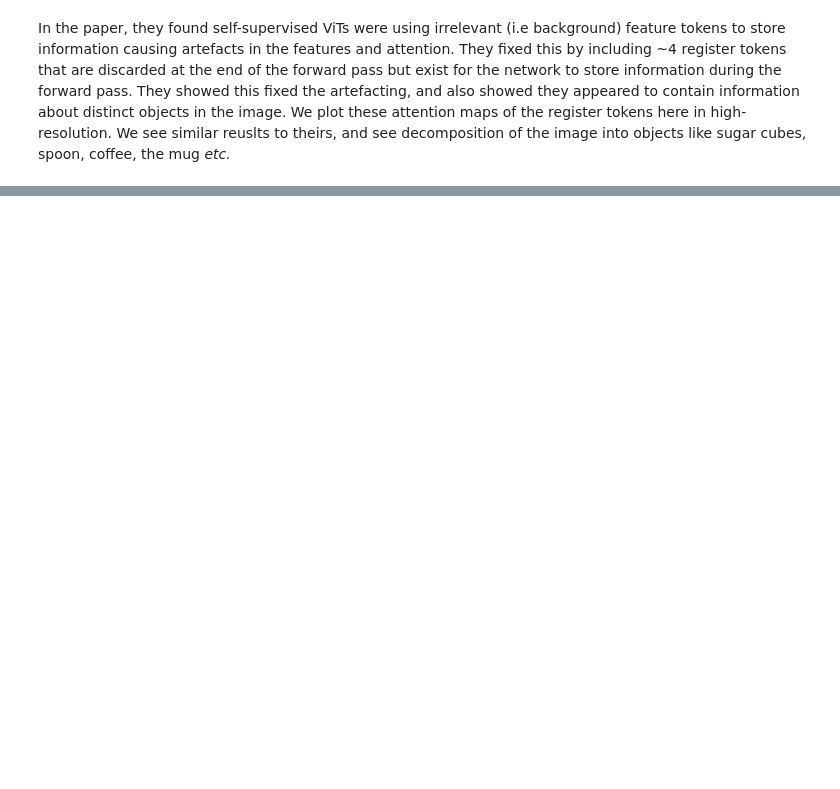
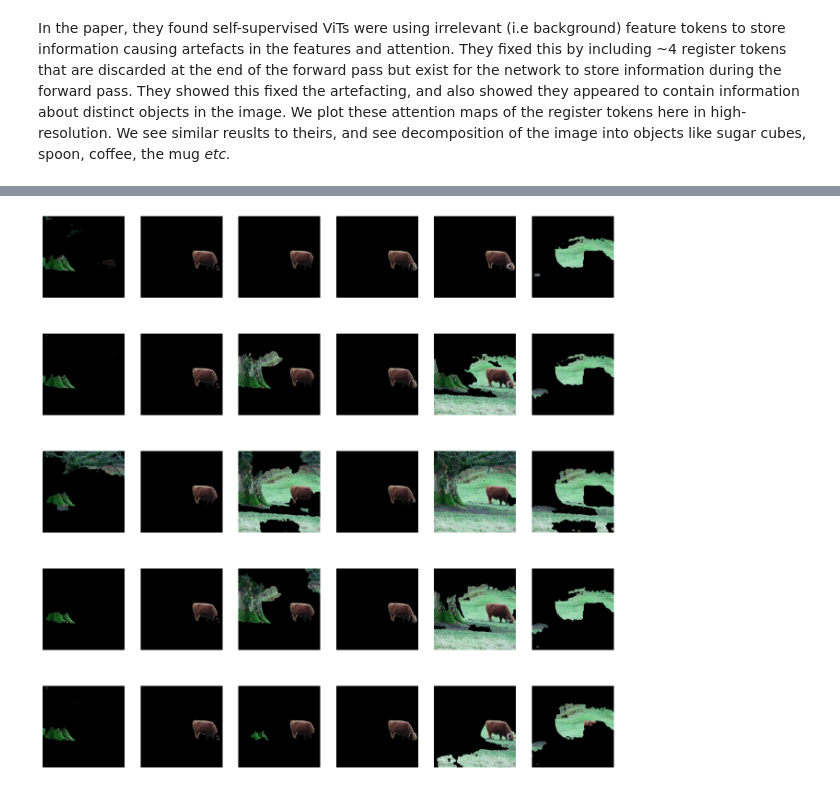
Before and after one commit to tldr-group/HR-Dv2, a Jupyter notebook: notebooks/attention.ipynb, the cells around one changed output, grey strips where cells are left out. Cells and saved outputs as stored; diff of their text form; code cells hidden in the pictures; blank space fills up the shorter version.

```diff
--- a/notebooks/attention.ipynb
+++ b/notebooks/attention.ipynb
@@ -123,0 +233,30 @@ uint8 255
+# %%
+import pydensecrf.densecrf as dcrf
+from pydensecrf.utils import unary_from_softmax
+
+LABEL_CONFIDENCE = 0.7
+SXY_G, SXY_B = (3, 3), (40, 40)
+SRGB = (13, 13, 13)
+COMPAT_G, COMPAT_B = 10, 10
+KERNEL = dcrf.DIAG_KERNEL
+
+segs = []
+for i, n in enumerate(data2D.transpose(2, 0, 1)):
+    ih, iw = n.shape
+    p1 = n.reshape(ih * iw)
+    p2 = 1 - p1
+    prob = np.stack((p1, p2))
+    prob = np.reshape(prob, (2, ih * iw))
+    unary = -1 * np.log(prob + 1e-7) #-1 * np.log(prob)
+    d = dcrf.DenseCRF2D(iw, ih, 2)
+    u = np.ascontiguousarray(unary)
+    d.setUnaryEnergy(u)
+    d.addPairwiseGaussian(sxy=SXY_G, compat=COMPAT_G, kernel=KERNEL,
+                        normalization=dcrf.NORMALIZE_SYMMETRIC)
+    d.addPairwiseBilateral(sxy=SXY_B, srgb=SRGB, rgbim=img_arr, compat=COMPAT_B, kernel=KERNEL,
+                            normalization=dcrf.NORMALIZE_SYMMETRIC)
+    Q = d.inference(10)
+    crf_seg = np.argmax(Q, axis=0)
+    print(np.sum(crf_seg))
+    crf_seg = crf_seg.reshape((ih, iw, 1)).astype(np.uint8)
+    segs.append( (1 - crf_seg) * img_arr )
@@ -123,0 +271,5 @@ uint8 255
+# %%
+#print(segs.shape)
+plot_grid(np.stack(segs))
+# %% [output]
+[figure, added]
```
Also changed, not shown: parts of 11 cells of this notebook, 2 other files.
